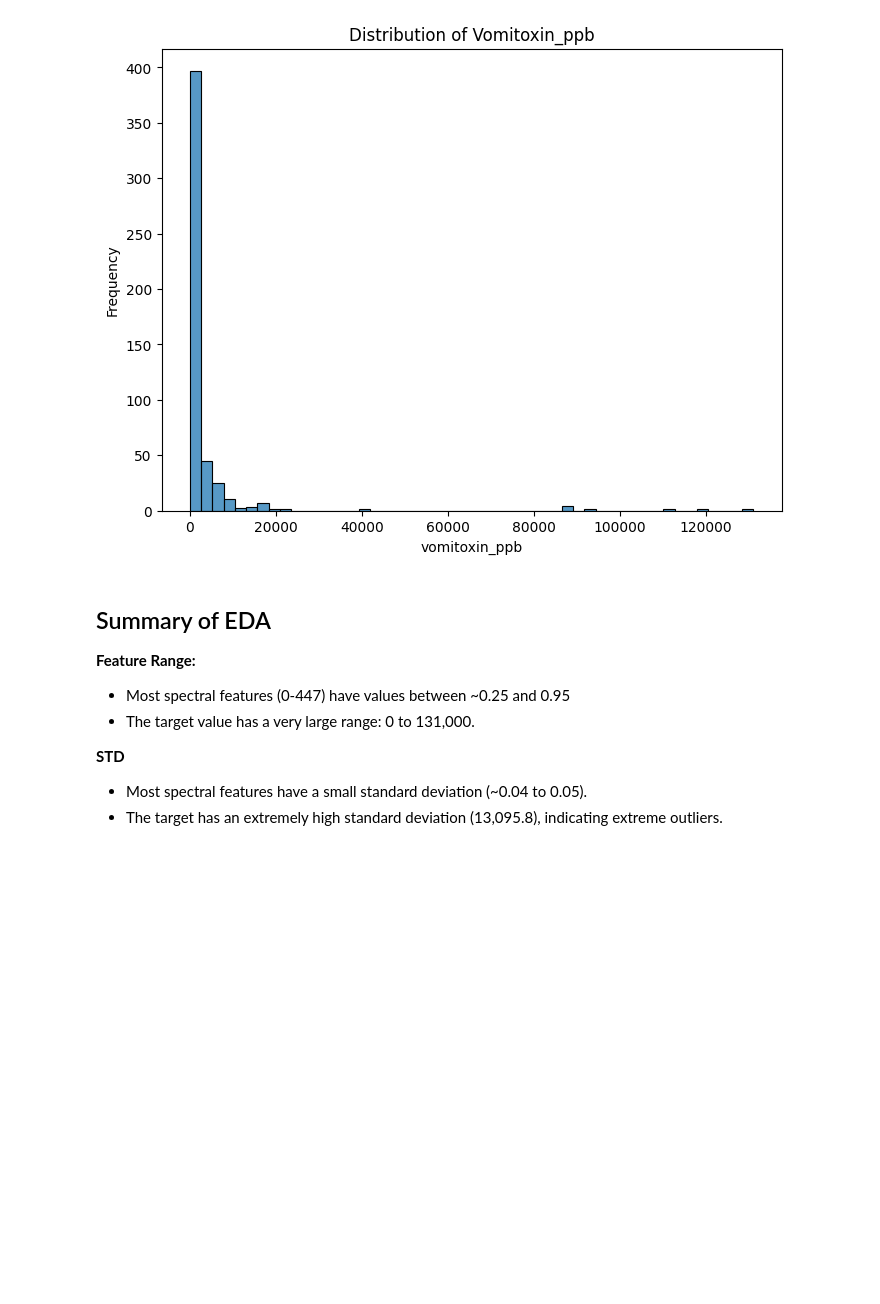
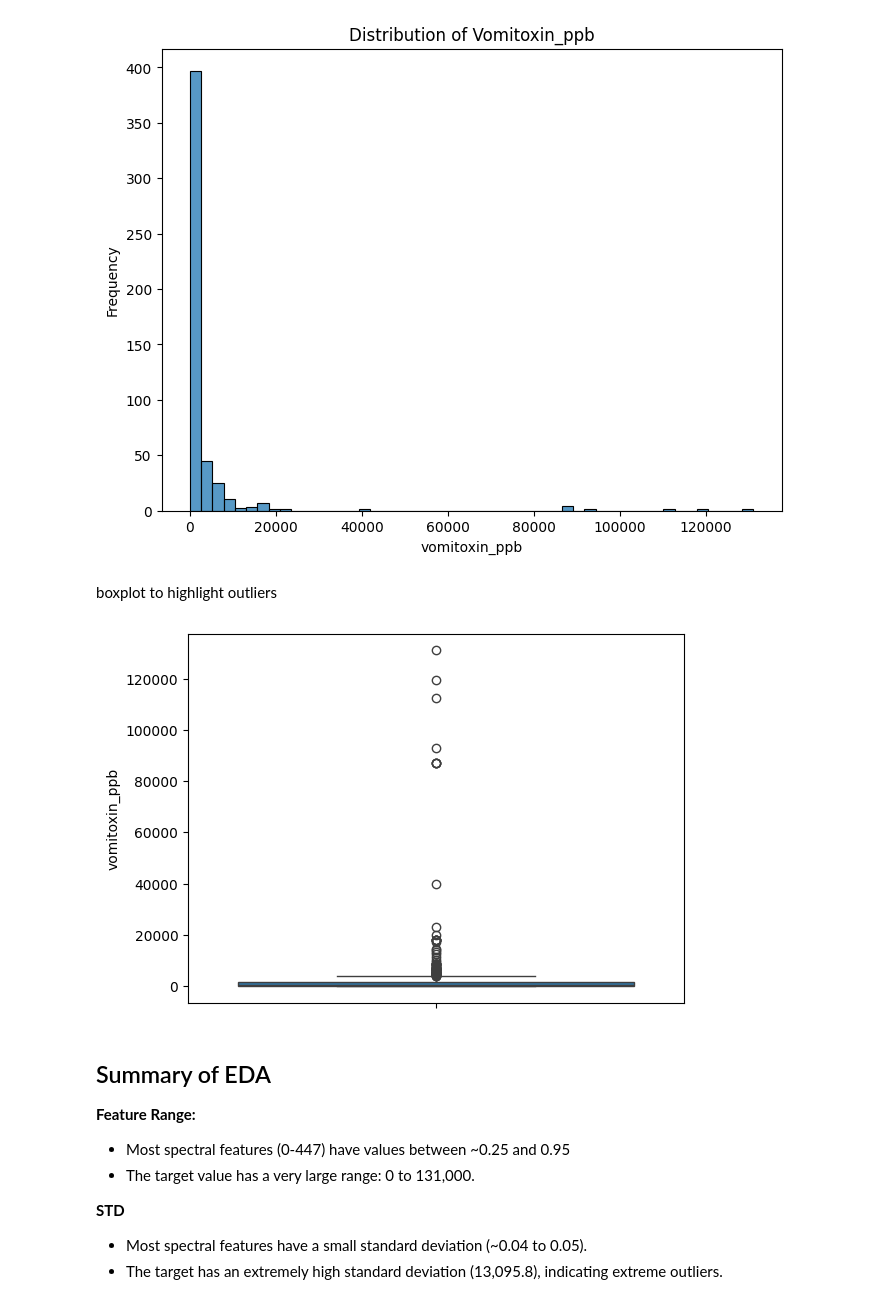
Before and after one commit to NotAbdelrahmanelsayed/hyperspectral_mycotoxin_prediction, a Jupyter notebook: notebook.ipynb, the cells around one changed output. Cells and saved outputs as stored; diff of their text form; code cells hidden in the pictures; blank space fills up the shorter version.

```diff
--- a/notebook.ipynb
+++ b/notebook.ipynb
@@ -86,6 +90,13 @@ def vomitoxin_distribution(df):
 vomitoxin_distribution(df)
 # %% [output]
 [figure]
+# %% [markdown]
+boxplot to highlight outliers
+# %%
+sns.boxplot(y=df["vomitoxin_ppb"])
+plt.show()
+# %% [output]
+[figure, added]
 # %% [markdown]
 ## Summary of EDA
 **Feature Range:**
```
Also changed, not shown: parts of 14 cells of this notebook, 2 other files.
